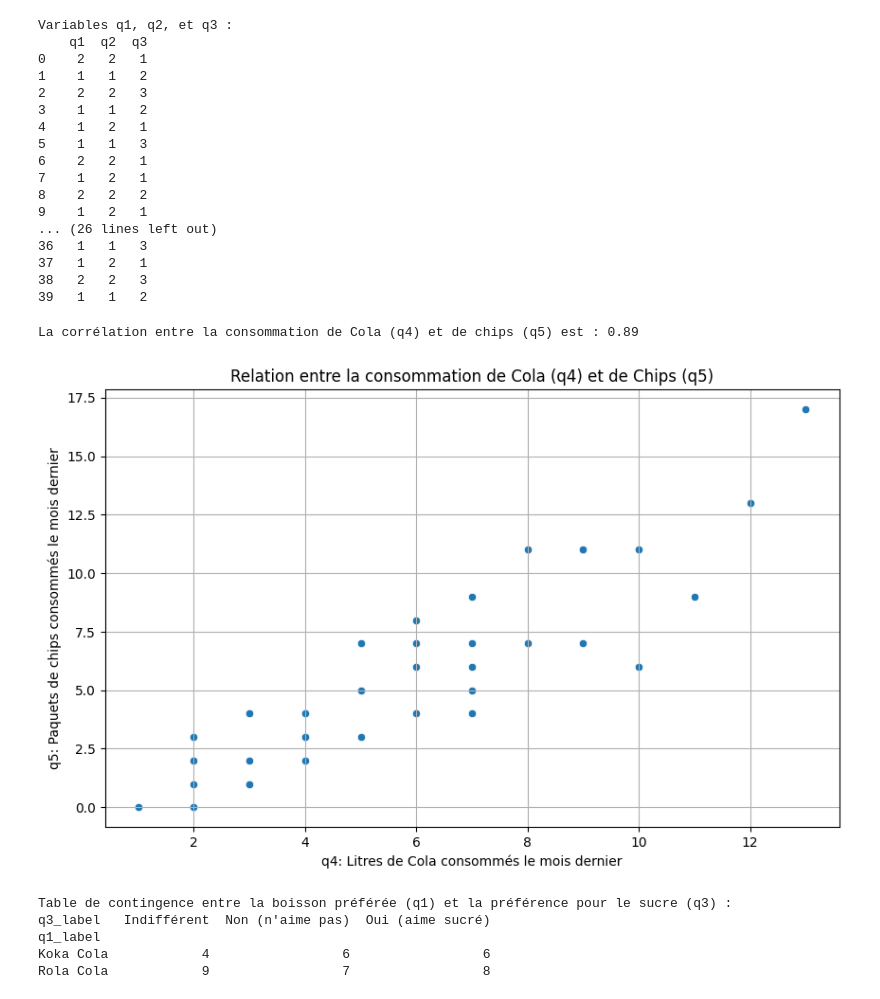
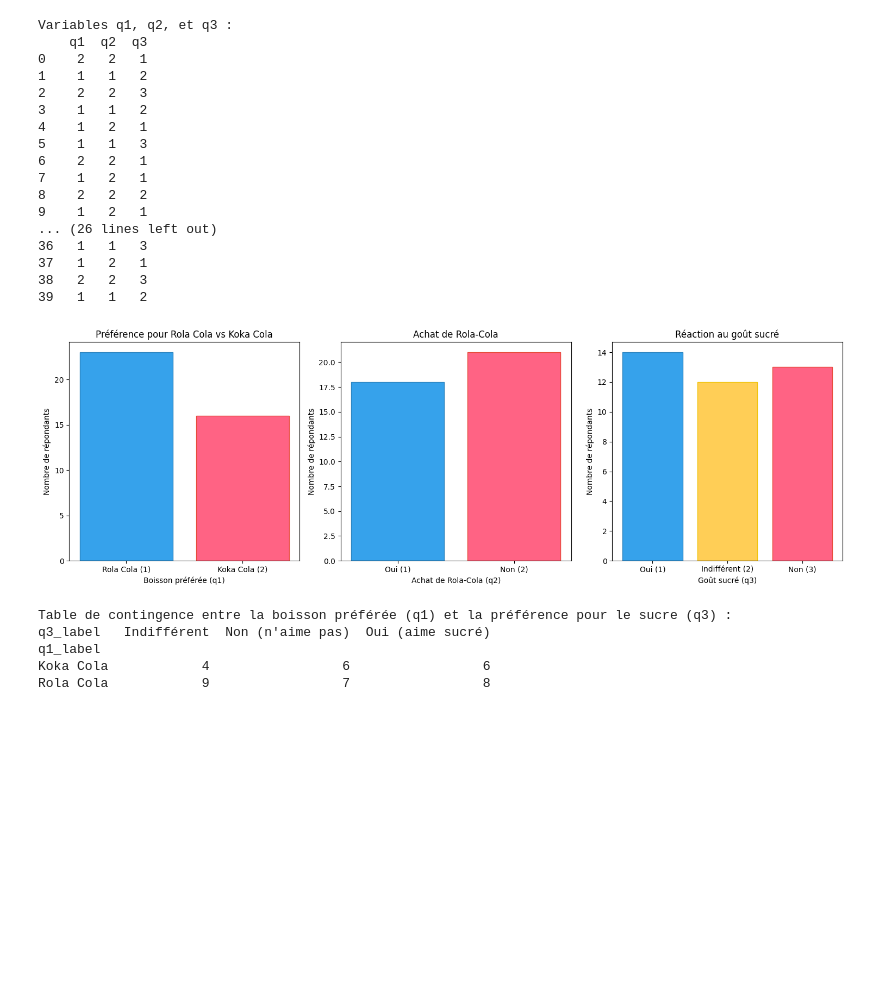
Before and after one commit to HABONIMANA/EXERCICE, a Jupyter notebook: Exemple.ipynb, the cells around one changed output. Drawn from its saved outputs; the diff is of its cells as text; code cells hidden in the pictures; blank space fills up the shorter version.

```diff
--- a/Exemple.ipynb
+++ b/Exemple.ipynb
@@ -71,22 +71,60 @@ Variables q1, q2, et q3 :
 37   1   2   1
 38   2   2   3
 39   1   1   2
-# %%
-# Calcul du coefficient de corrélation de Pearson
-correlation_q4_q5 = df['q4'].corr(df['q5'])
-print(f"La corrélation entre la consommation de Cola (q4) et de chips (q5) est : {correlation_q4_q5:.2f}")
-
-# Création d'un nuage de points pour visualiser la relation
-plt.figure(figsize=(10, 6))
-sns.scatterplot(data=df, x='q4', y='q5')
-plt.title('Relation entre la consommation de Cola (q4) et de Chips (q5)')
-plt.xlabel('q4: Litres de Cola consommés le mois dernier')
-plt.ylabel('q5: Paquets de chips consommés le mois dernier')
-plt.grid(True)
-plt.show()
-# %% [output]
-La corrélation entre la consommation de Cola (q4) et de chips (q5) est : 0.89
-[figure, removed]
+# %%
+import matplotlib.pyplot as plt
+import numpy as np
+
+# Données brutes
+data = [
+    [2, 2, 1, 4, 2], [1, 1, 2, 8, 11], [2, 2, 3, 2, 1], [1, 1, 2, 10, 11], [1, 2, 1, 7, 5],
+    [1, 1, 3, 6, 7], [2, 2, 1, 4, 4], [1, 2, 1, 3, 1], [2, 2, 2, 3, 2], [1, 2, 1, 5, 7],
+    [1, 1, 2, 7, 6], [1, 1, 3, 13, 17], [1, 1, 1, 6, 6], [2, 2, 1, 2, 2], [2, 2, 3, 7, 7],
+    [1, 1, 2, 9, 11], [2, 2, 3, 1, 0], [1, 1, 1, 5, 5], [1, 2, 2, 4, 3], [1, 2, 2, 12, 13],
+    [2, 2, 1, 4, 3], [1, 1, 3, 9, 7], [1, 1, 3, 3, 4], [2, 2, 3, 2, 3], [2, 2, 2, 5, 3],
+    [1, 1, 1, 7, 9], [2, 2, 1, 7, 4], [1, 1, 2, 8, 7], [1, 1, 3, 6, 4], [2, 2, 3, 3, 4],
+    [2, 1, 2, 10, 6], [1, 1, 1, 8, 7], [2, 1, 2, 4, 4], [1, 2, 2, 5, 5], [1, 1, 3, 3, 1],
+    [2, 2, 1, 11, 9], [1, 1, 3, 9, 11], [1, 2, 1, 6, 8], [2, 2, 3, 2, 0]
+]
+
+# Extraction des colonnes
+q1 = [row[0] for row in data]
+q2 = [row[1] for row in data]
+q3 = [row[2] for row in data]
+
+# Création de la grille de figures
+fig, axes = plt.subplots(1, 3, figsize=(15, 5))
+axes = axes.flatten()
+
+# q1 : Préférence de boisson
+labels_q1 = ['Rola Cola (1)', 'Koka Cola (2)']
+frequences_q1 = [q1.count(1), q1.count(2)]  # [22, 13]
+axes[0].bar(labels_q1, frequences_q1, color=['#36A2EB', '#FF6384'], edgecolor=['#2E86C1', '#E74C3C'])
+axes[0].set_title('Préférence pour Rola Cola vs Koka Cola')
+axes[0].set_xlabel('Boisson préférée (q1)')
+axes[0].set_ylabel('Nombre de répondants')
+
+# q2 : Achat de Rola-Cola
+labels_q2 = ['Oui (1)', 'Non (2)']
+frequences_q2 = [q2.count(1), q2.count(2)]  # [20, 15]
+axes[1].bar(labels_q2, frequences_q2, color=['#36A2EB', '#FF6384'], edgecolor=['#2E86C1', '#E74C3C'])
+axes[1].set_title('Achat de Rola-Cola')
+axes[1].set_xlabel('Achat de Rola-Cola (q2)')
+axes[1].set_ylabel('Nombre de répondants')
+
+# q3 : Goût sucré
+labels_q3 = ['Oui (1)', 'Indifférent (2)', 'Non (3)']
+frequences_q3 = [q3.count(1), q3.count(2), q3.count(3)]  # [11, 12, 12]
+axes[2].bar(labels_q3, frequences_q3, color=['#36A2EB', '#FFCE56', '#FF6384'], edgecolor=['#2E86C1', '#F1C40F', '#E74C3C'])
+axes[2].set_title('Réaction au goût sucré')
+axes[2].set_xlabel('Goût sucré (q3)')
+axes[2].set_ylabel('Nombre de répondants')
+
+# Ajustement de la disposition
+plt.tight_layout()
+plt.show()
+# %% [output]
+[figure, added]
 # %%
 # Création d'une table de contingence
 contingency_table_q1_q3 = pd.crosstab(df['q1_label'], df['q3_label'])
```
